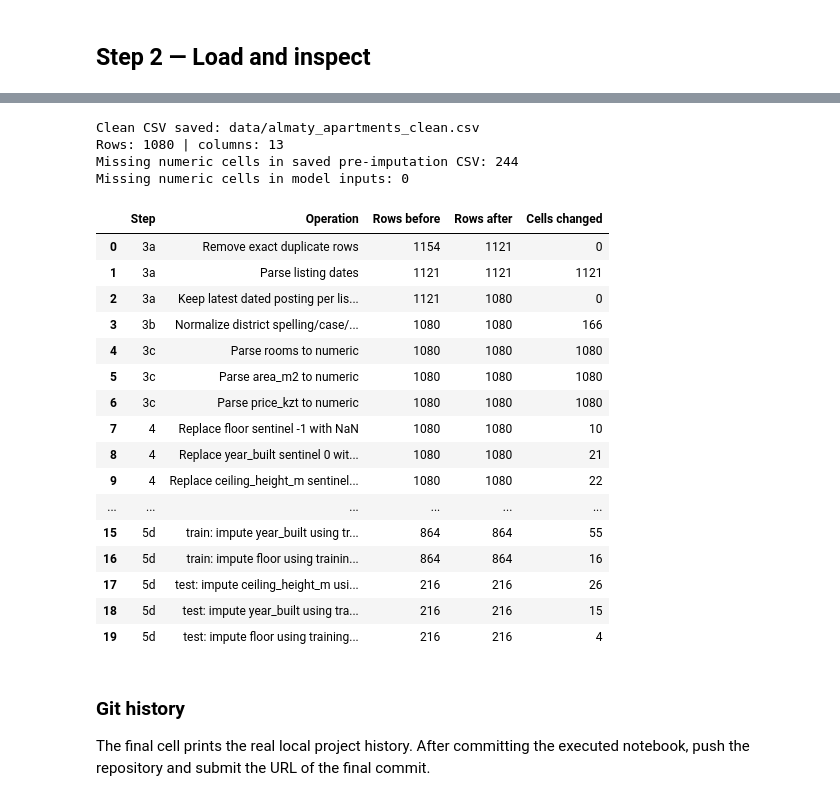
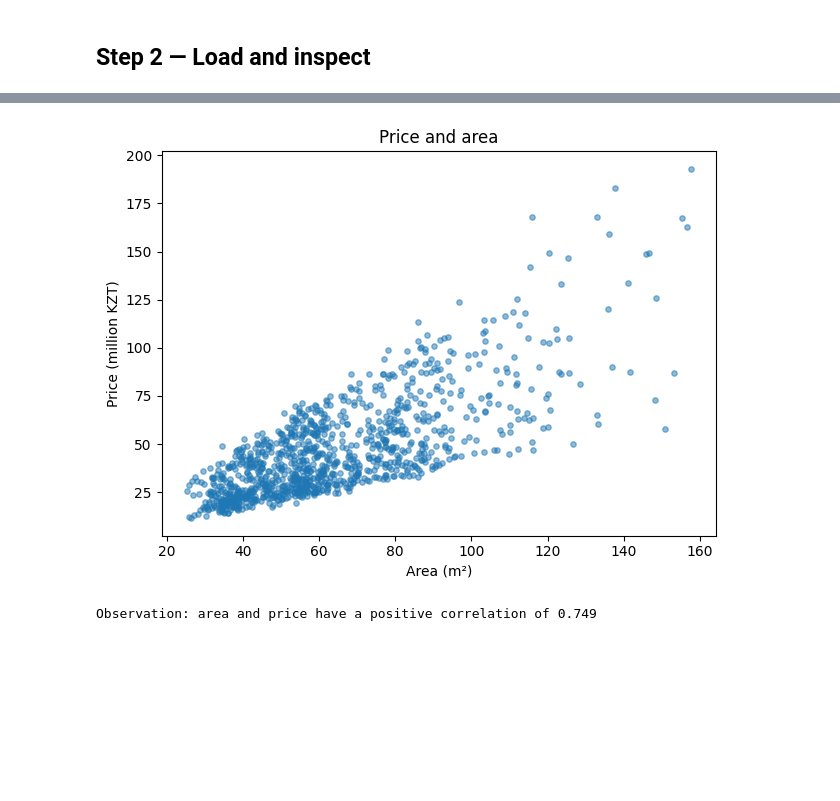
Before and after one commit to nurtore067/Gumar_ML_task_1, a Jupyter notebook: task1_preprocessing.ipynb, the cells around one changed output, grey strips where cells are left out. Saved outputs shown, nothing was run; the diff lists cells and outputs as text; code cells hidden in the pictures; blank space fills up the shorter version.

Commit message:
Simplify notebook and remove README

```diff
--- a/task1_preprocessing.ipynb
+++ b/task1_preprocessing.ipynb
@@ -3,19 +3,14 @@ import sys
 import numpy as np
 import pandas as pd
 import sklearn
-import matplotlib
 import matplotlib.pyplot as plt
-from pathlib import Path
 from IPython.display import display
 
 print("Python:", sys.version.split()[0])
 print("NumPy:", np.__version__)
 print("pandas:", pd.__version__)
 print("scikit-learn:", sklearn.__version__)
-print("matplotlib:", matplotlib.__version__)
 pd.set_option("display.max_columns", 20)
-plt.rcParams.update({"figure.figsize": (9, 4.5), "axes.grid": True,
-                     "grid.alpha": 0.2, "figure.dpi": 110})
 # %% [output]
 Python: 3.12.14
 NumPy: 2.0.2
@@ -626,37 +613,13 @@ For row deletions, `Cells changed` is 0: the row-count change records the remova
 # %%
-display(pd.DataFrame(cleaning_log))
-clean_path = Path("data/almaty_apartments_clean.csv")
-assert clean_path.exists()
-saved = pd.read_csv(clean_path)
-assert len(saved) == len(df)
-assert saved.listing_id.is_unique
-assert saved[NUMERIC].isna().sum().equals(df[NUMERIC].isna().sum())
-print("Clean CSV saved:", clean_path)
-print("Rows:", len(saved), "| columns:", saved.shape[1])
-print("Missing numeric cells in saved pre-imputation CSV:", saved[NUMERIC].isna().sum().sum())
-print("Missing numeric cells in model inputs:", np.isnan(X_train).sum()+np.isnan(X_test).sum())
+plt.scatter(df["area_m2"], df["price_kzt"] / 1000000, alpha=0.5, s=15)
+plt.xlabel("Area (m²)")
+plt.ylabel("Price (million KZT)")
+plt.title("Price and area")
+plt.tight_layout()
+plt.show()
+
+correlation = df["area_m2"].corr(df["price_kzt"])
+print("Observation: area and price have a positive correlation of", round(correlation, 3))
 # %% [output]
+[figure, added]
-Clean CSV saved: data/almaty_apartments_clean.csv
-Rows: 1080 | columns: 13
-Missing numeric cells in saved pre-imputation CSV: 244
-Missing numeric cells in model inputs: 0
+Observation: area and price have a positive correlation of 0.749
-|  | Step | Operation | Rows before | Rows after | Cells changed |
-| 0 | 3a | Remove exact duplicate rows | 1154 | 1121 | 0 |
-| 1 | 3a | Parse listing dates | 1121 | 1121 | 1121 |
-| 2 | 3a | Keep latest dated posting per lis... | 1121 | 1080 | 0 |
-| 3 | 3b | Normalize district spelling/case/... | 1080 | 1080 | 166 |
-| 4 | 3c | Parse rooms to numeric | 1080 | 1080 | 1080 |
-| 5 | 3c | Parse area_m2 to numeric | 1080 | 1080 | 1080 |
-| 6 | 3c | Parse price_kzt to numeric | 1080 | 1080 | 1080 |
-| 7 | 4 | Replace floor sentinel -1 with NaN | 1080 | 1080 | 10 |
-| 8 | 4 | Replace year_built sentinel 0 wit... | 1080 | 1080 | 21 |
-| 9 | 4 | Replace ceiling_height_m sentinel... | 1080 | 1080 | 22 |
-| ... | ... | ... | ... | ... | ... |
-| 15 | 5d | train: impute year_built using tr... | 864 | 864 | 55 |
-| 16 | 5d | train: impute floor using trainin... | 864 | 864 | 16 |
-| 17 | 5d | test: impute ceiling_height_m usi... | 216 | 216 | 26 |
-| 18 | 5d | test: impute year_built using tra... | 216 | 216 | 15 |
-| 19 | 5d | test: impute floor using training... | 216 | 216 | 4 |
-# %% [markdown]
-### Git history
-The final cell prints the real local project history. After committing the executed notebook, push the repository and submit the URL of the final commit.
```
Also changed, not shown: parts of 62 cells of this notebook, 1 other file.
